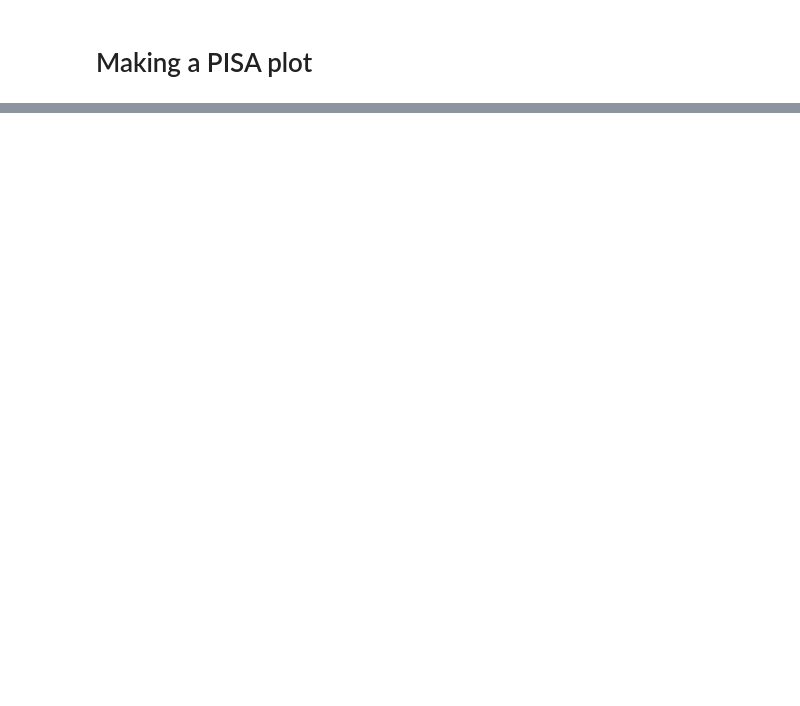
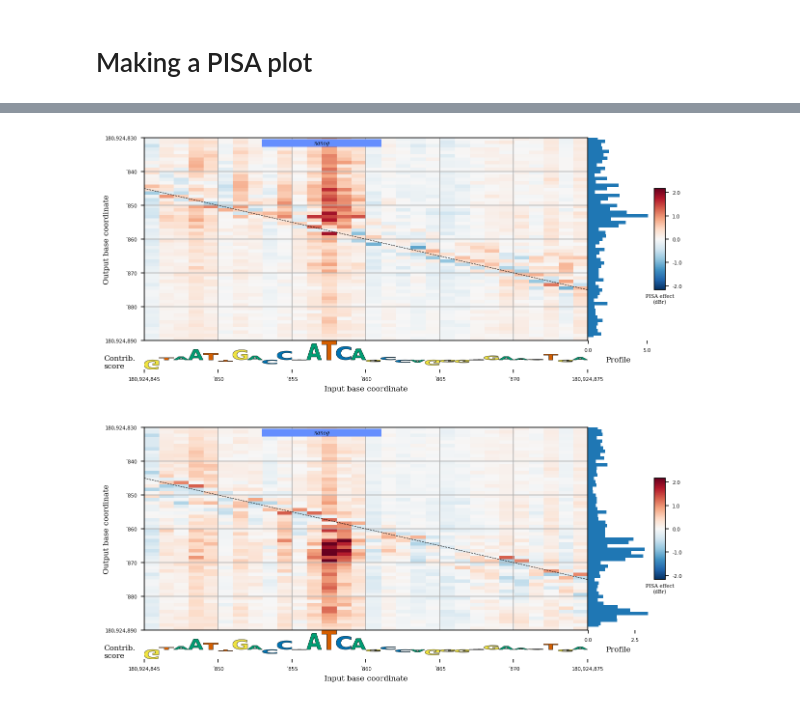
Before and after one commit to mmtrebuchet/bpreveal, a Jupyter notebook: doc/demos/osknExample.ipynb, the cells around one changed output, grey strips where cells are left out. Drawn from its saved outputs; the diff is of its cells as text; code cells hidden in the pictures; blank space fills up the shorter version.

```diff
--- a/doc/demos/osknExample.ipynb
+++ b/doc/demos/osknExample.ipynb
@@ -1256,28 +1293,30 @@ bprplots.plotPisa(WORKING_DIRECTORY + "/shap/pisa_nanog_negative.h5",
 # %%
 #One thing is pretty striking. The motif at ~100 bp has a directional effect, that is, the importance toward the positive peak is upstream of the
 #motif and the importance of the negative peak is downstream. But the motif at ~190 doesn't seem to be directional, and it seems to have a larger
 #reach. Let's zoom in!
 fig = plt.figure()
 
-bprplots.plotPisa(WORKING_DIRECTORY + "/shap/pisa_nanog_positive.h5",
+bprplots.plotPisaWithFiles(WORKING_DIRECTORY + "/shap/pisa_nanog_positive.h5",
                   1108, 30, 60, RECEPTIVE_FIELD,
                   windowStart, "chr1", GENOME_FASTA,
                   WORKING_DIRECTORY + "/shap/nanog_profile.bw",
                   WORKING_DIRECTORY + "/scan/nanog_profile.bed",
                   WORKING_DIRECTORY + "/pred/nanog_residual_positive.bw",
                   nameColors,
                   fig, [0.1, 0.55, 0.9, 0.4],
                   colorSpan = 0.5)
 
-bprplots.plotPisa(WORKING_DIRECTORY + "/shap/pisa_nanog_negative.h5",
+bprplots.plotPisaWithFiles(WORKING_DIRECTORY + "/shap/pisa_nanog_negative.h5",
                   1108, 30, 60, RECEPTIVE_FIELD,
                   windowStart, "chr1", GENOME_FASTA,
                   WORKING_DIRECTORY + "/shap/nanog_profile.bw",
                   WORKING_DIRECTORY + "/scan/nanog_profile.bed",
                   WORKING_DIRECTORY + "/pred/nanog_residual_negative.bw",
                   nameColors,
                   fig, [0.1, 0.05, 0.9, 0.4],
                   colorSpan = 0.5);
+# %% [output]
+[figure, added]
 # %%
 fig = plt.figure()
 
```
Also changed, not shown: parts of 26 cells of this notebook, 3 other files.
